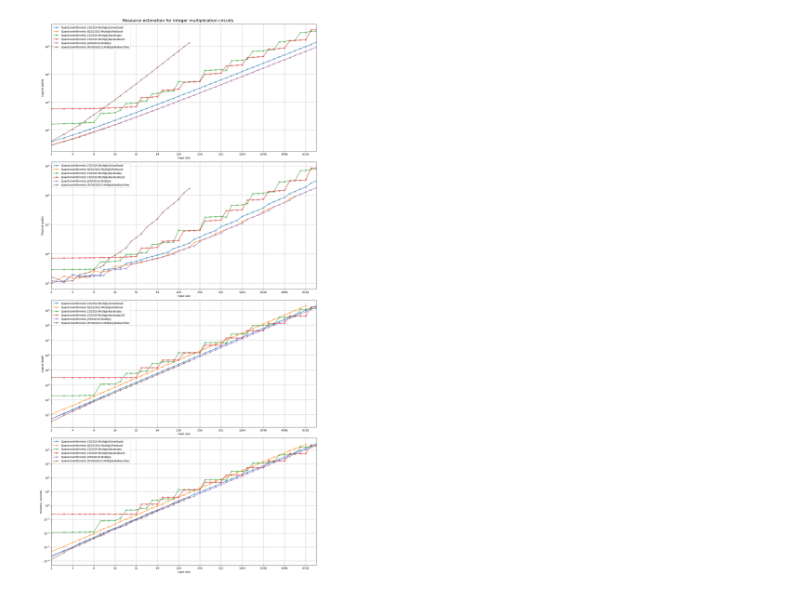
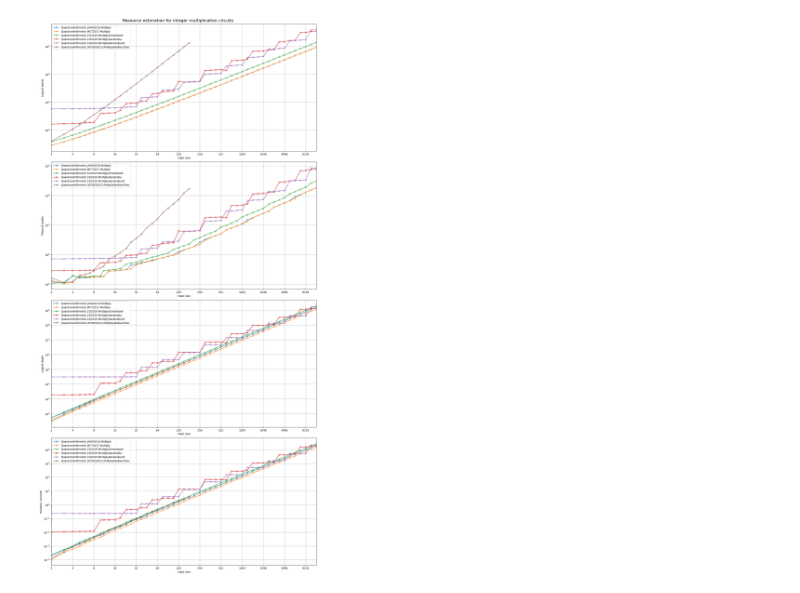
Before and after one commit to fedimser/quant-arith-re, a Jupyter notebook: resource_estimate/Resourse estimation for multipliers.ipynb, the cells around one changed output. Saved outputs shown, nothing was run; the diff lists cells and outputs as text; code cells hidden in the pictures.

```diff
--- a/resource_estimate/Resourse estimation for multipliers.ipynb
+++ b/resource_estimate/Resourse estimation for multipliers.ipynb
@@ -17,51 +17,49 @@ def estimate_resources_multiply(op, n):
 [interactive output not drawn]
 # %%
 ops = [
+  "QuantumArithmetic.JHHA2016.Multiply",
+  "QuantumArithmetic.MCT2017.Multiply",
   "QuantumArithmetic.CG2019.MultiplySchoolbook",
-  "QuantumArithmetic.NZLS2023.MultiplyTextbook",
   "QuantumArithmetic.CG2019.MultiplyKaratsuba",
   "QuantumArithmetic.CG2019.MultiplyKaratsuba32",
-  "QuantumArithmetic.JHHA2016.Multiply",
   "QuantumArithmetic.OFOSG2023.MultiplyWallaceTree",
 ]
 
 small_n_range = [2,3] + [int(round(2**(0.25*i))) for i in range(8,31)]
-medium_n_range = [2,3] + [int(round(2**(0.25*i))) for i in range(8,53)]
 default_n_range = [2,3] + [int(round(2**(0.25*i))) for i in range(8,55)]
 tick_n_range = [2**i for i in range(1,14)]
 n_ranges = {op: default_n_range for op in ops}
 n_ranges["QuantumArithmetic.OFOSG2023.MultiplyWallaceTree"] = small_n_range
-n_ranges["QuantumArithmetic.NZLS2023.MultiplyTextbook"] = medium_n_range
 
 metrics = ["Logical qubits", "Physical qubits", "Logical depth", "Runtime, seconds"]
 charts = [{op: [] for op in ops} for _ in range(len(metrics))]
 
 for op in ops:
     for n in n_ranges[op]:
         t0=time.time()
         estimates = json.loads(estimate_resources_multiply(op, n))
         #print(n, op, time.time()-t0, flush=True)
         charts[0][op].append(estimates['physicalCounts']['breakdown']['algorithmicLogicalQubits'])
         charts[1][op].append(estimates['physicalCounts']['physicalQubits'])
         charts[2][op].append(estimates['physicalCounts']['breakdown']['logicalDepth'])
         charts[3][op].append(estimates['physicalCounts']['runtime']/10**9)
 
 plt.rcParams['xtick.minor.size'] = 0
 plt.rcParams['xtick.minor.width'] = 0
 fig, ax = plt.subplots(figsize=(15, 30), nrows=len(metrics), ncols=1, constrained_layout=True)
 for i in range(len(metrics)):
     for op in ops:
         ax[i].plot(n_ranges[op], charts[i][op], label=op, marker='x')
     ax[i].set_xlim([2,max(max(n_ranges[op]) for op in ops)])
     ax[i].legend()
     ax[i].set_xlabel('Input size')
     ax[i].set_ylabel(metrics[i])
     ax[i].set_xscale('log')
     ax[i].set_yscale('log')
     ax[i].set_xticks(tick_n_range)
     ax[i].set_xticklabels(tick_n_range)
     ax[i].grid()
 fig.suptitle("Resource estimation for integer multiplication circuits", fontsize=16)
 plt.show()
 # %% [output]
-[figure, old version]
+[figure, new version]
```
